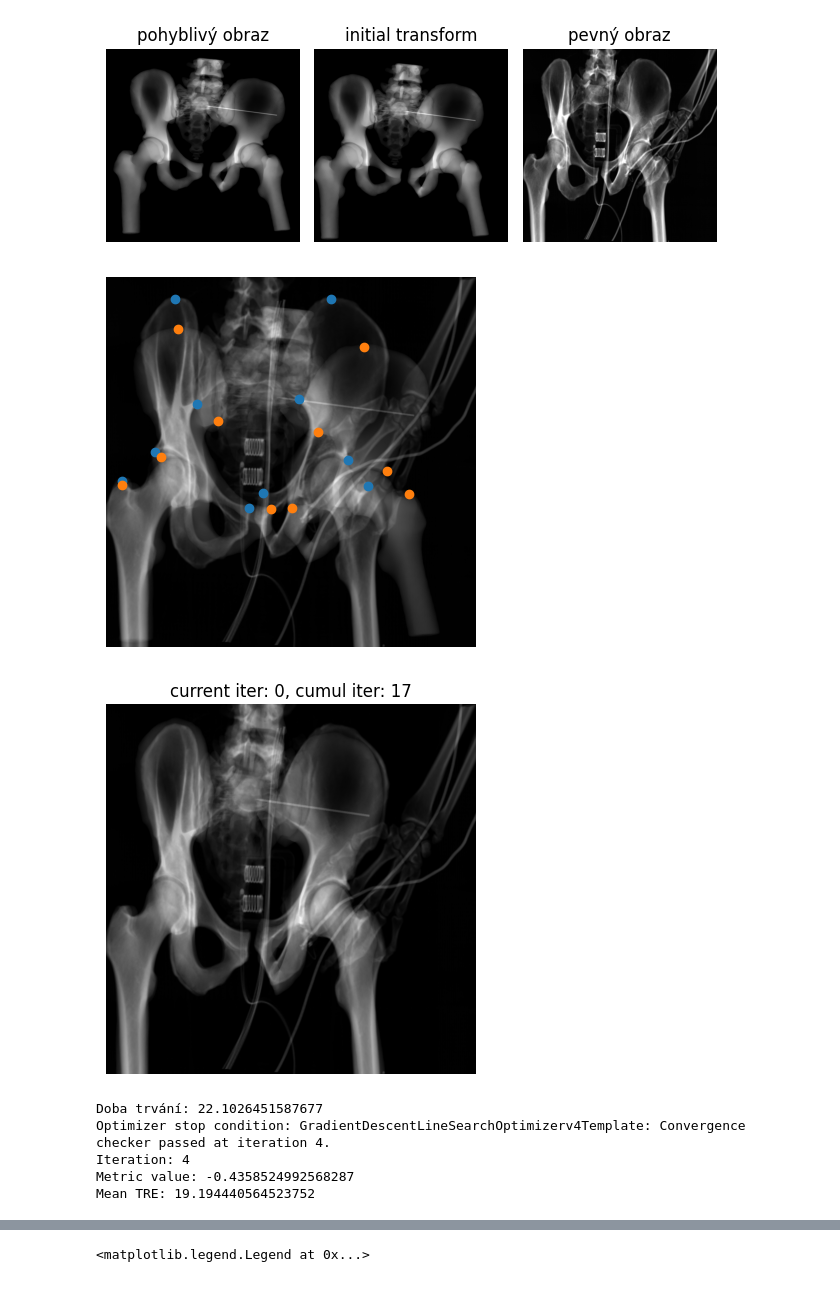
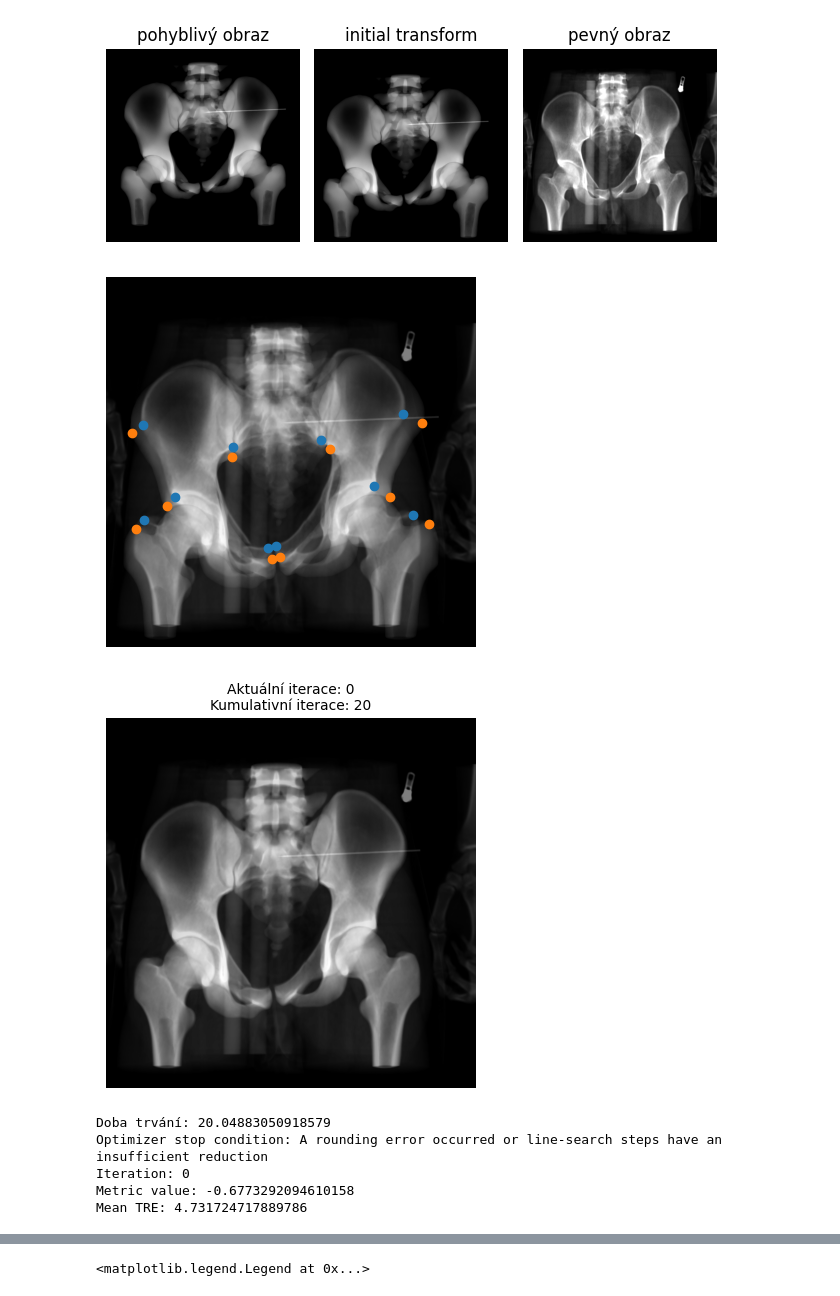
Before and after one commit to Vojtech-Benda/ca_isf, a Jupyter notebook: sitkRegistration.ipynb, the cells around one changed output, grey strips where cells are left out. Drawn from its saved outputs; the diff is of its cells as text; code cells hidden in the pictures.

```diff
--- a/sitkRegistration.ipynb
+++ b/sitkRegistration.ipynb
@@ -37,6 +37,7 @@ def metric_and_reference_plot_values(registration_method, fixed_points, moving_p
     if registration_method.GetOptimizerIteration() == current_iteration:
         return
 
+    cumul_iter = len(metric_values)
     current_iteration = registration_method.GetOptimizerIteration()
     metric_values.append(registration_method.GetMetricValue())
 
@@ -44,7 +45,6 @@ def metric_and_reference_plot_values(registration_method, fixed_points, moving_p
     current_transform.SetParameters(registration_method.GetOptimizerPosition())
     current_transform.AddTransform(registration_method.GetMovingInitialTransform())
     current_transform.AddTransform(registration_method.GetFixedInitialTransform().GetInverse())
-    cumul_iter = len(metric_values)
 
     if current_iteration % 10 == 0:
         currentImageResampled = sitk.Resample(movingImage, fixedImage, current_transform, sitk.sitkLinear, 0.0,
@@ -53,7 +53,7 @@ def metric_and_reference_plot_values(registration_method, fixed_points, moving_p
         plt.imshow(sitk.GetArrayViewFromImage(currentImageResampled)[0, ...], cmap="gray")
         plt.imshow(sitk.GetArrayViewFromImage(fixedImage)[0, ...], cmap="gray", alpha=0.5)
         plt.axis("off")
-        plt.title(f"current iter: {current_iteration}, cumul iter: {cumul_iter}")
+        plt.title(f"Aktuální iterace: {current_iteration}\nKumulativní iterace: {cumul_iter}", fontsize=10)
         plt.show()
 
     mean_error, _, min_error, max_error, _ = getRegistrationErrors(current_transform, fixed_points, moving_points)
@@ -101,9 +101,9 @@ def plotRegistrationErrors():
     # Adjust the spacing between subplots so that the axis labels don't overlap.
     plt.show()
 # %%
-num = "02"
+num = "07"
 movingImage = sitk.ReadImage(f"input_files\\pacient_{num}\\registration\\pacient{num}PreopAP.mha", sitk.sitkFloat32)
-fixedImage = sitk.ReadImage(f"input_files\\pacient_{num}\\registration\\pacient{num}IntraopAP.mha", sitk.sitkFloat32)
+fixedImage = sitk.ReadImage(f"input_files\\pacient_{num}\\registration\\pacient{num}IntraopAPST.mha", sitk.sitkFloat32)
 
 movingPoints = getPoints(f"input_files\\pacient_{num}\\registration\\pacient{num}PreopPointsAP.csv")
 fixedPoints = getPoints(f"input_files\\pacient_{num}\\registration\\pacient{num}IntraopPointsAP.csv")
@@ -142,7 +142,7 @@ ax2[2].axis("off")
 fig3.tight_layout()
 plt.show()
 # %% [output]
-[figure, old version]
+[figure, new version]
 # %%
 initialTransformInverse = initialTransform.GetInverse()
 movingInitialPoints = [initialTransformInverse.TransformPoint(p) for p in movingPoints]
@@ -155,9 +155,9 @@ plt.scatter(list(np.array(movingInitialPoints).T)[0], list(np.array(movingInitia
 plt.axis("off")
 plt.show()
 # %% [output]
-[figure, old version]
+[figure, new version]
 # %%
-levels = 5
+levels = 3
 shrinkFactor = [2 * factor for factor in range(1, levels)][::-1] # 2 ** factor, range(0, levels)
 smoothFactor = [factor for factor in range(0, levels - 1)][::-1] # range(0, levels)
 # %%
@@ -175,40 +175,44 @@ registration.SetOptimizerScalesFromPhysicalShift()
 #                                                      convergenceMinimumValue=1e-1,
 #                                                      convergenceWindowSize=5,
 #                                                      lineSearchMaximumIterations=10)
 
 # registration.SetOptimizerAsRegularStepGradientDescent(learningRate=1.0,
 #                                                       minStep=1e-3,
 #                                                       numberOfIterations=50)
 
-registration.SetOptimizerAsLBFGS2(numberOfIterations=20)
+registration.SetOptimizerAsLBFGS2(numberOfIterations=30,
+                                  hessianApproximateAccuracy=4,
+                                  lineSearchAccuracy=1e-4,
+                                  lineSearchMinimumStep=1e-20,
+                                  lineSearchMaximumStep=1e20)
 registration.SetMetricSamplingStrategy(sitk.ImageRegistrationMethod.NONE)
 registration.SetMetricSamplingPercentage(percentage=0.01, seed=42)
 registration.SetInitialTransform(initialTransform, inPlace=False)
 registration.SetInterpolator(sitk.sitkLinear)
 registration.SetShrinkFactorsPerLevel(shrinkFactors=shrinkFactor)
 registration.SetSmoothingSigmasPerLevel(smoothingSigmas=smoothFactor)
 registration.SmoothingSigmasAreSpecifiedInPhysicalUnitsOn()
 
 registration.AddCommand(sitk.sitkStartEvent, metric_and_reference_start_plot)
 registration.AddCommand(sitk.sitkEndEvent, metric_and_reference_stop_plot)
 registration.AddCommand(sitk.sitkMultiResolutionIterationEvent, update_multires_iterations)
 registration.AddCommand(sitk.sitkIterationEvent, lambda: metric_and_reference_plot_values(registration,
                                                                                           fixedPoints,
                                                                                           movingPoints))
 start_time = time.time()
 outTransform = registration.Execute(fixedImage, movingImage)
 print(f"Doba trvání: {time.time() - start_time}")
 print(f"Optimizer stop condition: {registration.GetOptimizerStopConditionDescription()}")
 print(f"Iteration: {registration.GetOptimizerIteration()}")
 print(f"Metric value: {registration.GetMetricValue()}")
 print(f"Mean TRE: {mean_values[-1]}")
 # %% [output]
-[figure, old version]
+[figure, new version]
-Doba trvání: 22.1026451587677
-Optimizer stop condition: GradientDescentLineSearchOptimizerv4Template: Convergence checker passed at iteration 4.
-Iteration: 4
-Metric value: -0.4358524992568287
-Mean TRE: 19.194440564523752
+Doba trvání: 20.04883050918579
+Optimizer stop condition: A rounding error occurred or line-search steps have an insufficient reduction
+Iteration: 0
+Metric value: -0.6773292094610158
+Mean TRE: 4.731724717889786
 # %%
 movingImageResampled = sitk.Resample(movingImage, fixedImage, outTransform, sitk.sitkLinear, 0.0, movingImage.GetPixelID())
 
```
Also changed, not shown: parts of 9 cells of this notebook, 3 other files.
